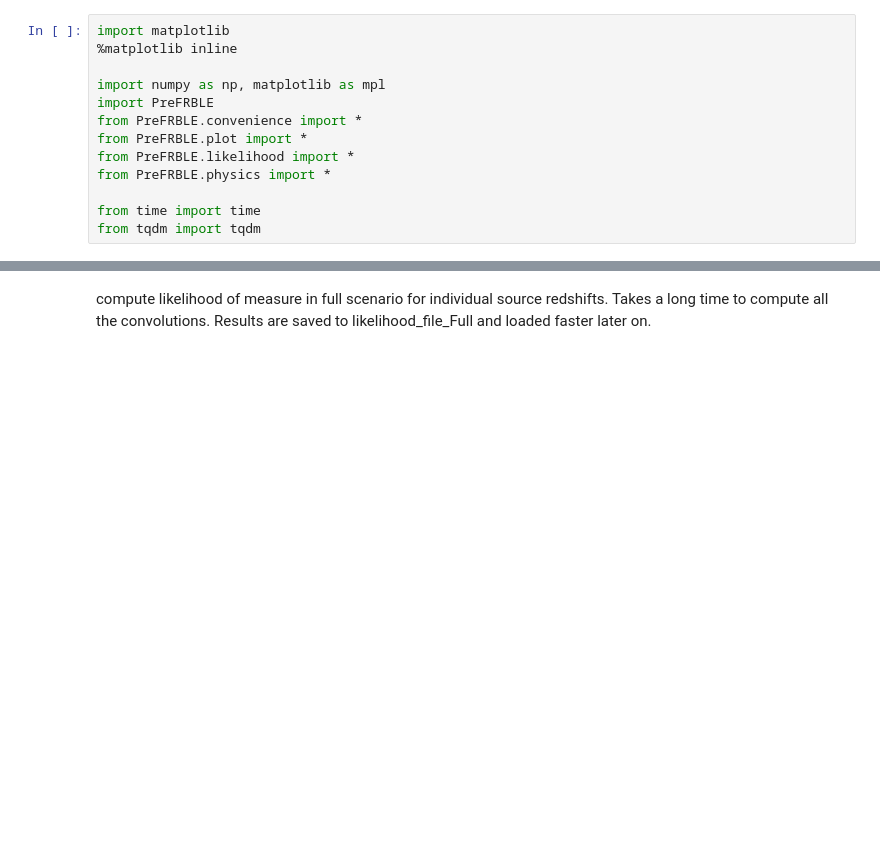
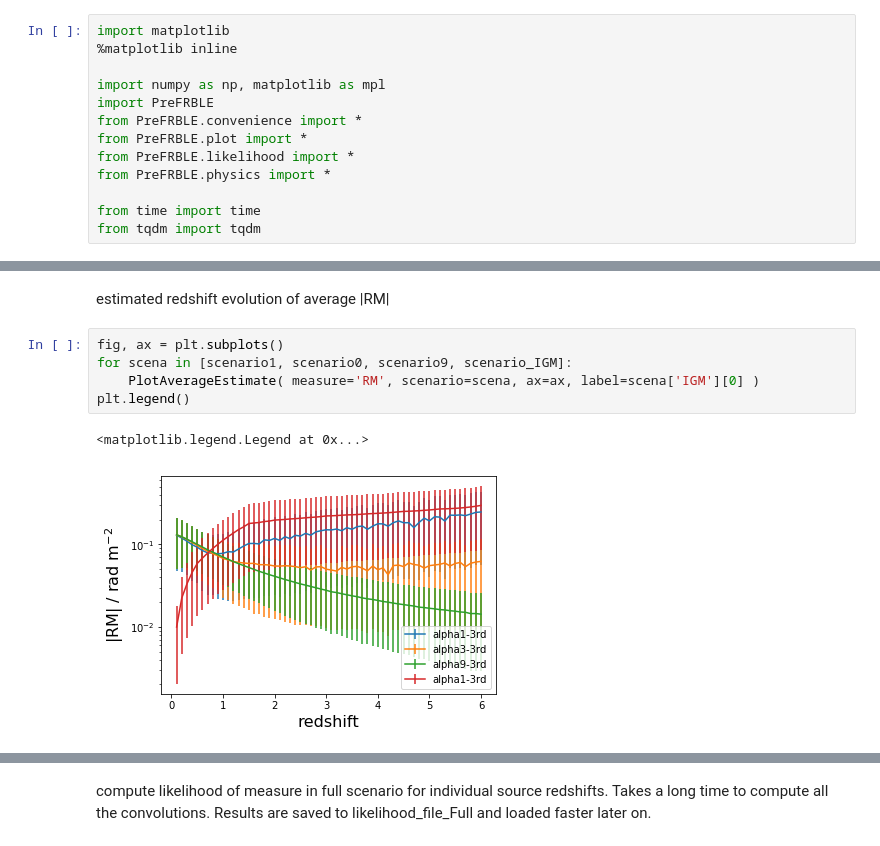
Before and after one commit to FRBs/PreFRBLE, a Jupyter notebook: notebooks/PreFRBLE_Likelihood.ipynb, the cells around one changed output, grey strips where cells are left out. Cells and saved outputs as stored; diff of their text form; blank space fills up the shorter version.

```diff
--- a/notebooks/PreFRBLE_Likelihood.ipynb
+++ b/notebooks/PreFRBLE_Likelihood.ipynb
@@ -52,0 +96,10 @@ NameError: name 'h5' is not defined
+# %% [markdown]
+estimated redshift evolution of average |RM|
+# %%
+fig, ax = plt.subplots()
+for scena in [scenario1, scenario0, scenario9, scenario_IGM]:
+    PlotAverageEstimate( measure='RM', scenario=scena, ax=ax, label=scena['IGM'][0] )
+plt.legend()
+# %% [output]
+<matplotlib.legend.Legend at 0x...>
+[figure, added]
```
Also changed, not shown: parts of 40 cells of this notebook, 9 other files.
